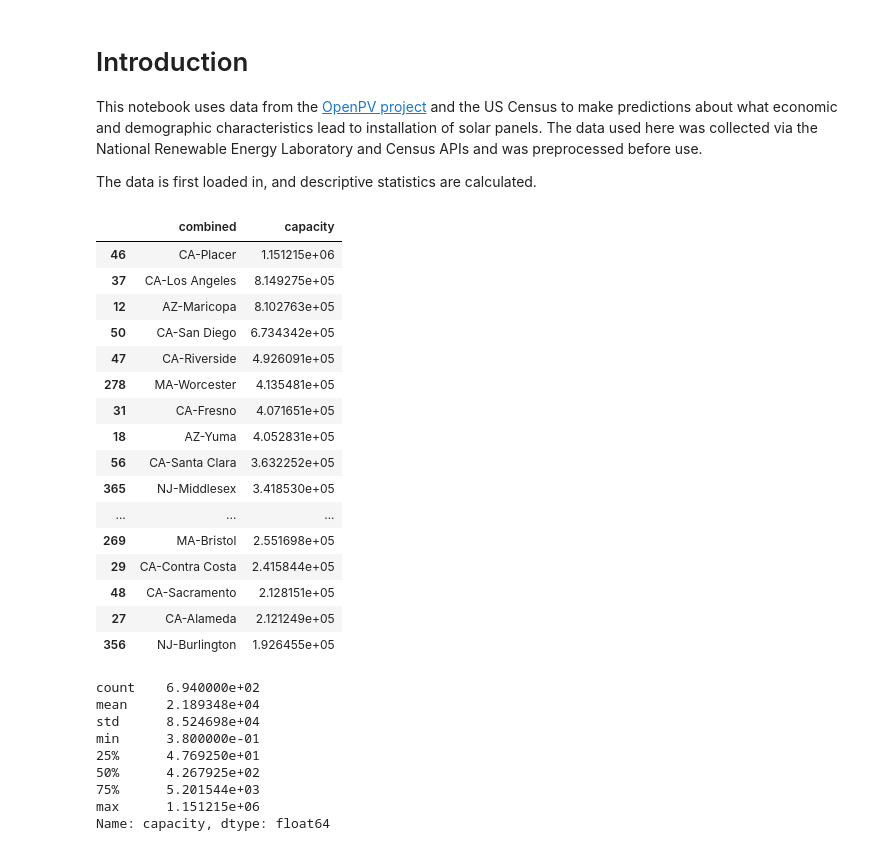
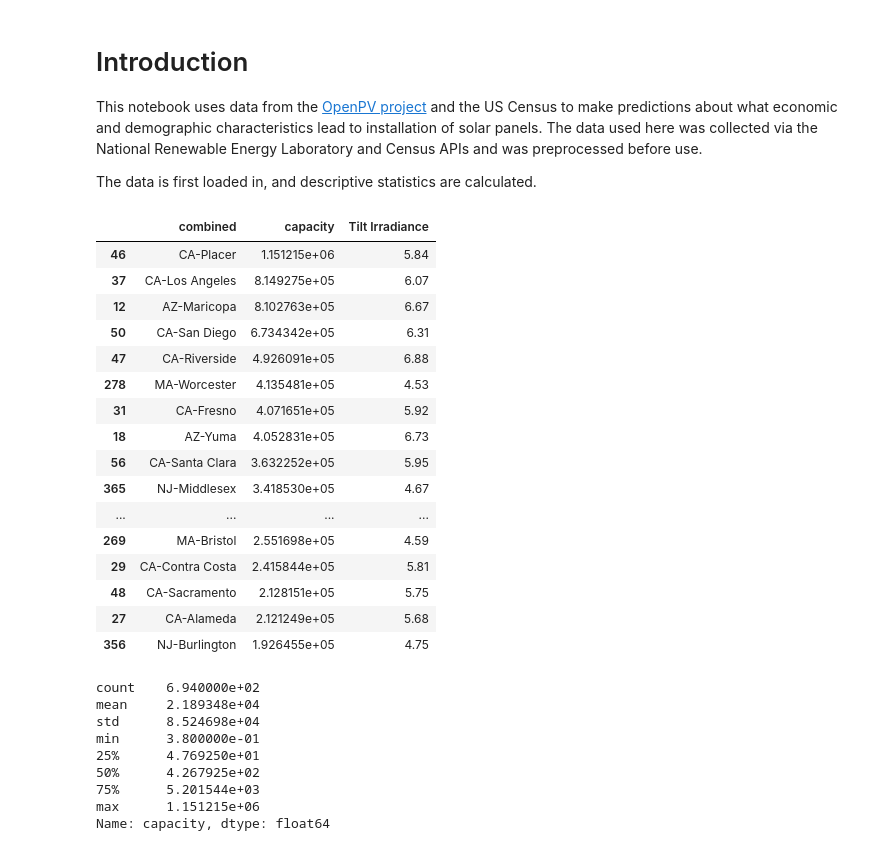
Before and after one commit to aawiegel/OpenPV-Predict, a Jupyter notebook: SolarPredictions.ipynb, the cells around one changed output. Drawn from its saved outputs; the diff is of its cells as text; code cells hidden in the pictures.

Commit message:
irradiance rankings

```diff
--- a/SolarPredictions.ipynb
+++ b/SolarPredictions.ipynb
@@ -15,41 +15,41 @@ import os
 # %%
 %matplotlib inline
 # Create OS independent file name
 
 subdir = os.path.join(os.path.curdir, "data")
 
 file_path = os.path.join(subdir, "combined_data.csv")
 
 # Read file
 solar_data = pd.read_csv(file_path)
 
 # Calculate demographic characteristics
 
 solar_data['Percent White'] = solar_data['White Population'] / solar_data['Population']
 solar_data['Percent Bachelors'] = solar_data['Bachelors Degree'] / solar_data['Population']
 
 # Show top 20
 solar_data_sorted = solar_data.sort_values('capacity', ascending=False)
 
-solar_data_sorted.loc[:, ['combined', 'capacity']].head(20)
+solar_data_sorted.loc[:, ['combined', 'capacity', 'Tilt Irradiance']].head(20)
 # %% [output]
-|  | combined | capacity |
-| 46 | CA-Placer | 1.151215e+06 |
-| 37 | CA-Los Angeles | 8.149275e+05 |
-| 12 | AZ-Maricopa | 8.102763e+05 |
-| 50 | CA-San Diego | 6.734342e+05 |
-| 47 | CA-Riverside | 4.926091e+05 |
-| 278 | MA-Worcester | 4.135481e+05 |
-| 31 | CA-Fresno | 4.071651e+05 |
-| 18 | AZ-Yuma | 4.052831e+05 |
-| 56 | CA-Santa Clara | 3.632252e+05 |
-| 365 | NJ-Middlesex | 3.418530e+05 |
-| ... | ... | ... |
-| 269 | MA-Bristol | 2.551698e+05 |
-| 29 | CA-Contra Costa | 2.415844e+05 |
-| 48 | CA-Sacramento | 2.128151e+05 |
-| 27 | CA-Alameda | 2.121249e+05 |
-| 356 | NJ-Burlington | 1.926455e+05 |
+|  | combined | capacity | Tilt Irradiance |
+| 46 | CA-Placer | 1.151215e+06 | 5.84 |
+| 37 | CA-Los Angeles | 8.149275e+05 | 6.07 |
+| 12 | AZ-Maricopa | 8.102763e+05 | 6.67 |
+| 50 | CA-San Diego | 6.734342e+05 | 6.31 |
+| 47 | CA-Riverside | 4.926091e+05 | 6.88 |
+| 278 | MA-Worcester | 4.135481e+05 | 4.53 |
+| 31 | CA-Fresno | 4.071651e+05 | 5.92 |
+| 18 | AZ-Yuma | 4.052831e+05 | 6.73 |
+| 56 | CA-Santa Clara | 3.632252e+05 | 5.95 |
+| 365 | NJ-Middlesex | 3.418530e+05 | 4.67 |
+| ... | ... | ... | ... |
+| 269 | MA-Bristol | 2.551698e+05 | 4.59 |
+| 29 | CA-Contra Costa | 2.415844e+05 | 5.81 |
+| 48 | CA-Sacramento | 2.128151e+05 | 5.75 |
+| 27 | CA-Alameda | 2.121249e+05 | 5.68 |
+| 356 | NJ-Burlington | 1.926455e+05 | 4.75 |
 # %%
 %matplotlib inline
 # Check distribution of capacity
```
Also changed, not shown: parts of 4 cells of this notebook.
